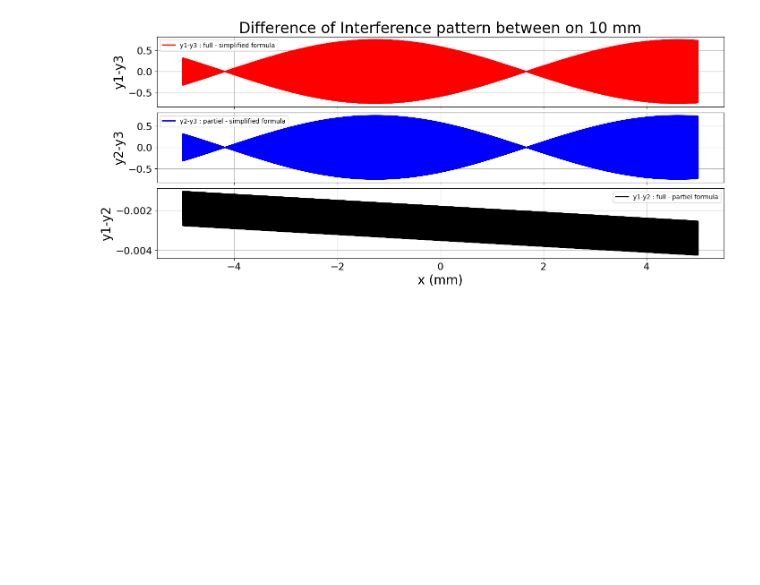
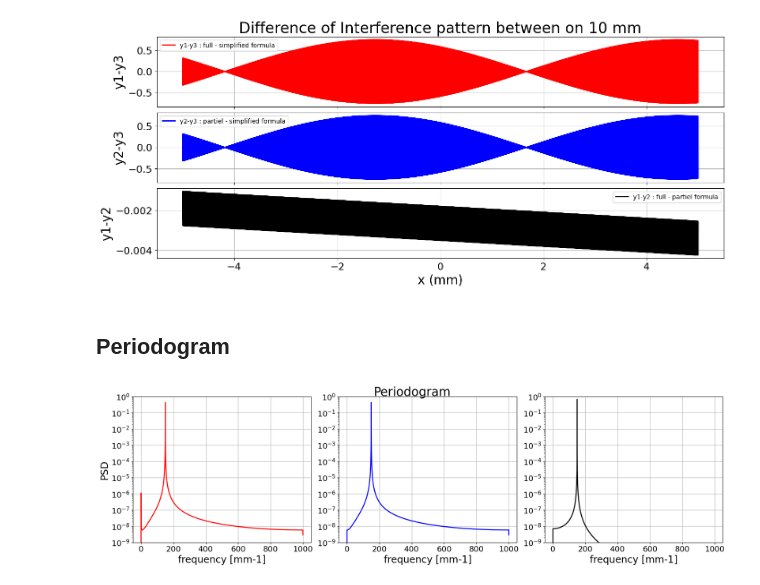
Before and after one commit to sylvielsstfr/AuxtelPSFpoppy, a Jupyter notebook: docs/notebooks/introdiffraction/04_InterferenceTwoSources.ipynb, the cells around one changed output. Cells and saved outputs as stored; diff of their text form; code cells hidden in the pictures; blank space fills up the shorter version.

```diff
--- a/docs/notebooks/introdiffraction/04_InterferenceTwoSources.ipynb
+++ b/docs/notebooks/introdiffraction/04_InterferenceTwoSources.ipynb
@@ -473,3 +481,34 @@ ax3.set_ylabel("y1-y2")
 # %% [output]
 Text(0, 0.5, 'y1-y2')
 [figure]
+# %% [markdown]
+## Periodogram
+# %%
+fp1, Pxx_den1 = periodogram(y1, fs=1/dx)
+fp2, Pxx_den2 = periodogram(y2, fs=1/dx)
+fp3, Pxx_den3 = periodogram(y3, fs=1/dx)
+# %%
+fig,axs = plt.subplots(1,3,figsize=(18,5),layout="constrained",sharex=True)
+ax1,ax2,ax3 = axs.flatten()
+
+ax1.semilogy(fp1, Pxx_den1,"r-")
+ax1.set_ylim([1e-9, 1e0])
+
+ax2.semilogy(fp2, Pxx_den2,"b-")
+ax2.set_ylim([1e-9, 1e0])
+
+ax3.semilogy(fp3, Pxx_den3,"k-")
+ax3.set_ylim([1e-9, 1e0])
+
+ax1.set_xlabel('frequency [mm-1]')
+ax2.set_xlabel('frequency [mm-1]')
+ax3.set_xlabel('frequency [mm-1]')
+ax1.grid()
+ax2.grid()
+ax3.grid()
+
+ax1.set_ylabel('PSD')
+plt.suptitle("Periodogram",y=1.03,fontsize=25)
+plt.show()
+# %% [output]
+[figure, added]
```
Also changed, not shown: parts of 11 cells of this notebook.
